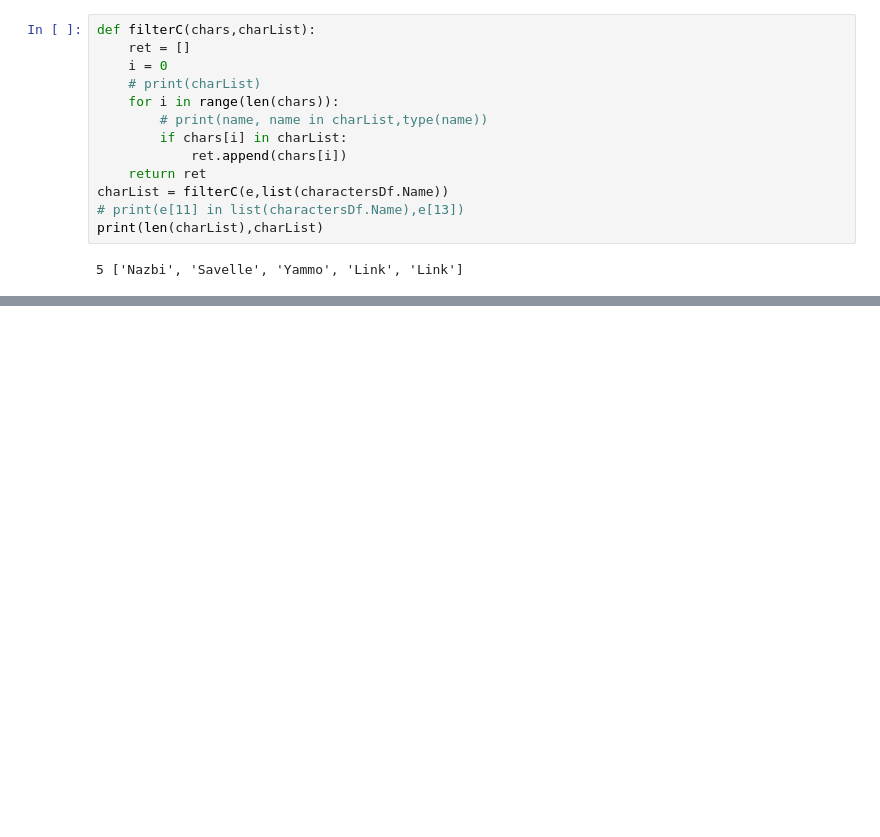
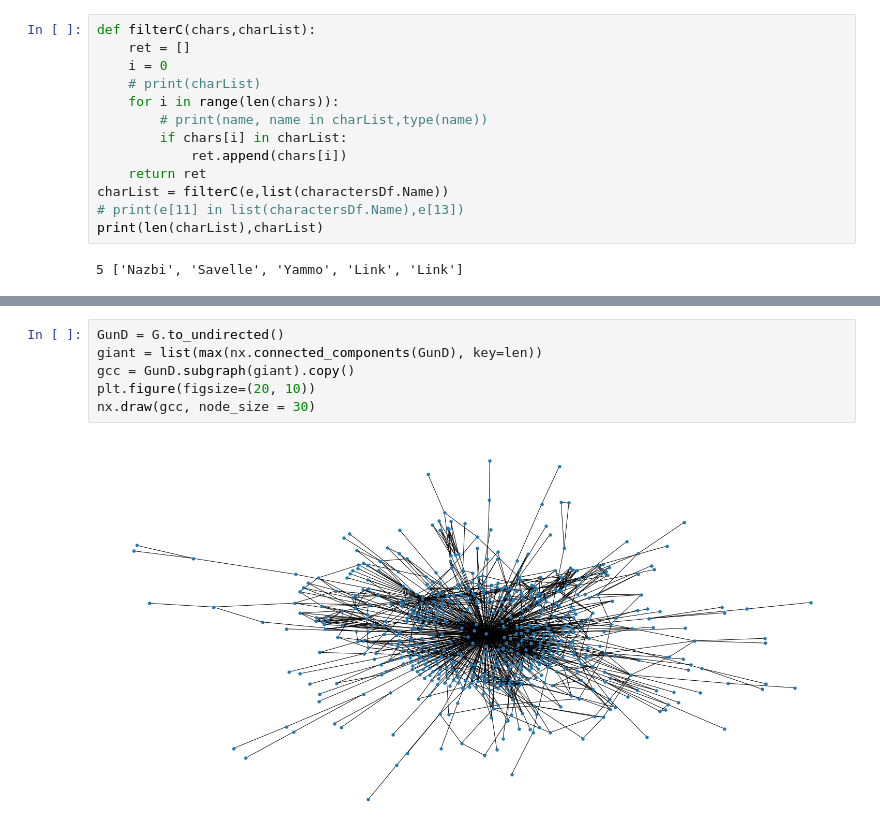
Before and after one commit to BerglindLilja/DataQueens, a Jupyter notebook: vika 4/botwNetwork.ipynb, the cells around one changed output, grey strips where cells are left out. Cells and saved outputs as stored; diff of their text form; blank space fills up the shorter version.

```diff
--- a/vika 4/botwNetwork.ipynb
+++ b/vika 4/botwNetwork.ipynb
@@ -128,0 +292,8 @@ print(len(charList),charList)
+# %%
+GunD = G.to_undirected()
+giant = list(max(nx.connected_components(GunD), key=len))
+gcc = GunD.subgraph(giant).copy()
+plt.figure(figsize=(20, 10))
+nx.draw(gcc, node_size = 30)
+# %% [output]
+[figure, added]
```
Also changed, not shown: parts of 15 cells of this notebook.
